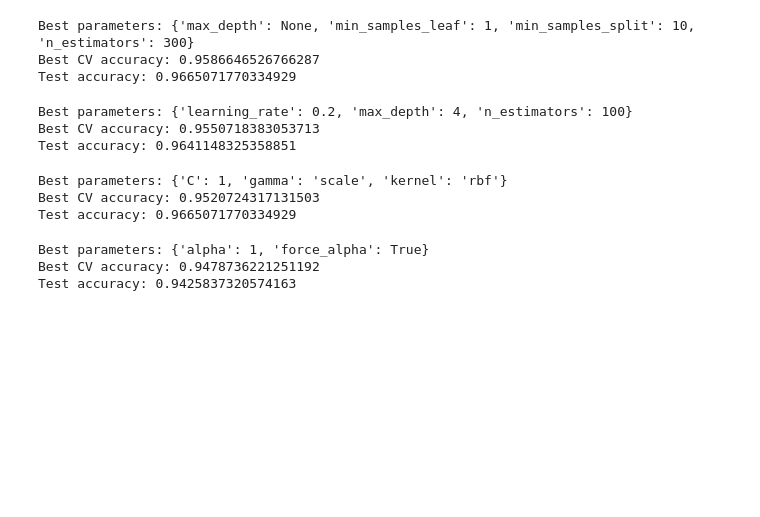
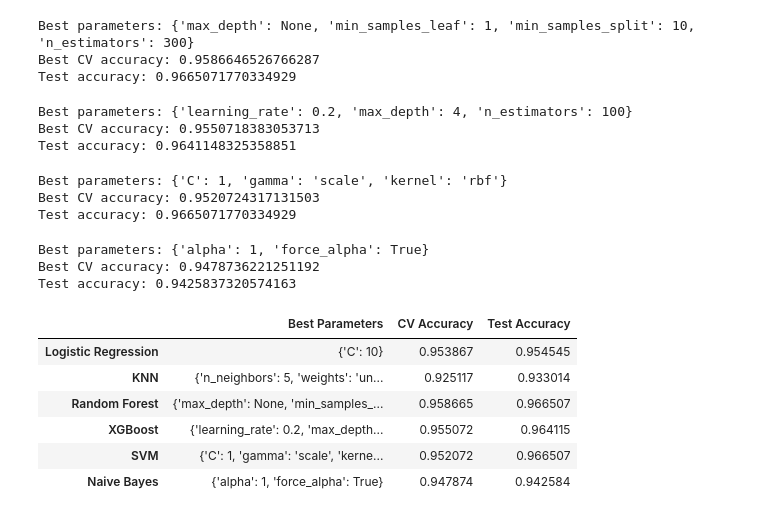
Before and after one commit to ruijiehe0519-png/AI_AH2179, a Jupyter notebook: assignment2.ipynb, the cells around one changed output. Saved outputs shown, nothing was run; the diff lists cells and outputs as text; code cells hidden in the pictures; blank space fills up the shorter version.

```diff
--- a/assignment2.ipynb
+++ b/assignment2.ipynb
@@ -360,3 +360,72 @@ print("Test accuracy:", test_accuracy)
 Best parameters: {'alpha': 1, 'force_alpha': True}
 Best CV accuracy: 0.9478736221251192
 Test accuracy: 0.9425837320574163
+# %%
+results = {
+    'Logistic Regression': {
+        'Best Parameters': {'C': 10},
+        'CV Accuracy': 0.953867040693388,
+        'Test Accuracy': 0.9545454545454546
+    },
+
+    'KNN': {
+        'Best Parameters': {
+            'n_neighbors': 5,
+            'weights': 'uniform'
+        },
+        'CV Accuracy': 0.9251173329017639,
+        'Test Accuracy': 0.9330143540669856
+    },
+
+    'Random Forest': {
+        'Best Parameters': {
+            'max_depth': None,
+            'min_samples_leaf': 1,
+            'min_samples_split': 10,
+            'n_estimators': 300
+        },
+        'CV Accuracy': 0.9586646526766287,
+        'Test Accuracy': 0.9665071770334929
+    },
+
+    'XGBoost': {
+        'Best Parameters': {
+            'learning_rate': 0.2,
+            'max_depth': 4,
+            'n_estimators': 100
+        },
+        'CV Accuracy': 0.9550718383053713,
+        'Test Accuracy': 0.9641148325358851
+    },
+
+    'SVM': {
+        'Best Parameters': {
+            'C': 1,
+            'gamma': 'scale',
+            'kernel': 'rbf'
+        },
+        'CV Accuracy': 0.9520724317131503,
+        'Test Accuracy': 0.9665071770334929
+    },
+
+    'Naive Bayes': {
+        'Best Parameters': {
+            'alpha': 1,
+            'force_alpha': True
+        },
+        'CV Accuracy': 0.9478736221251192,
+        'Test Accuracy': 0.9425837320574163
+    }
+}
+
+results_df = pd.DataFrame(results).T
+
+results_df
+# %% [output]
+|  | Best Parameters | CV Accuracy | Test Accuracy |
+| Logistic Regression | {'C': 10} | 0.953867 | 0.954545 |
+| KNN | {'n_neighbors': 5, 'weights': 'un... | 0.925117 | 0.933014 |
+| Random Forest | {'max_depth': None, 'min_samples_... | 0.958665 | 0.966507 |
+| XGBoost | {'learning_rate': 0.2, 'max_depth... | 0.955072 | 0.964115 |
+| SVM | {'C': 1, 'gamma': 'scale', 'kerne... | 0.952072 | 0.966507 |
+| Naive Bayes | {'alpha': 1, 'force_alpha': True} | 0.947874 | 0.942584 |
```
Also changed, not shown: parts of 4 cells of this notebook.
